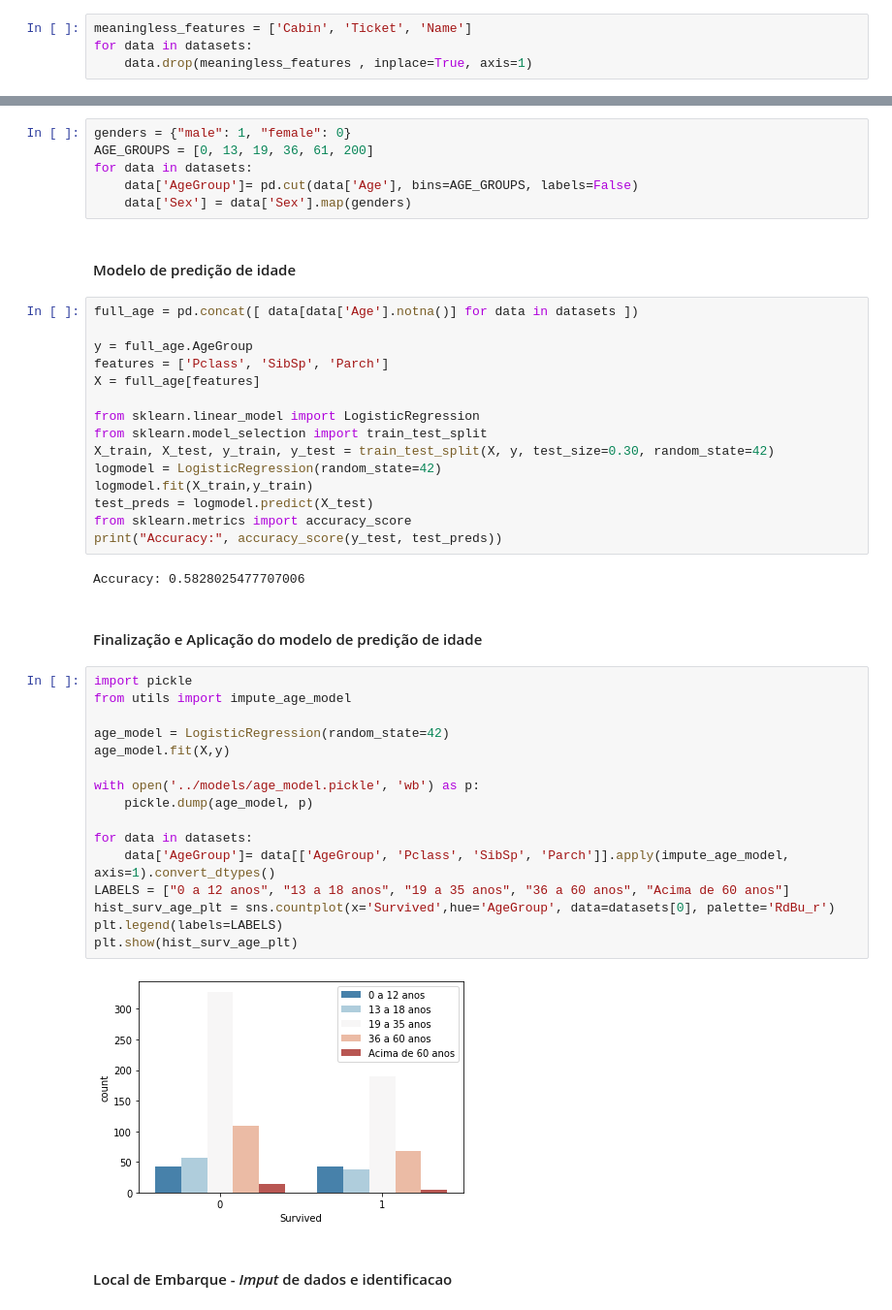
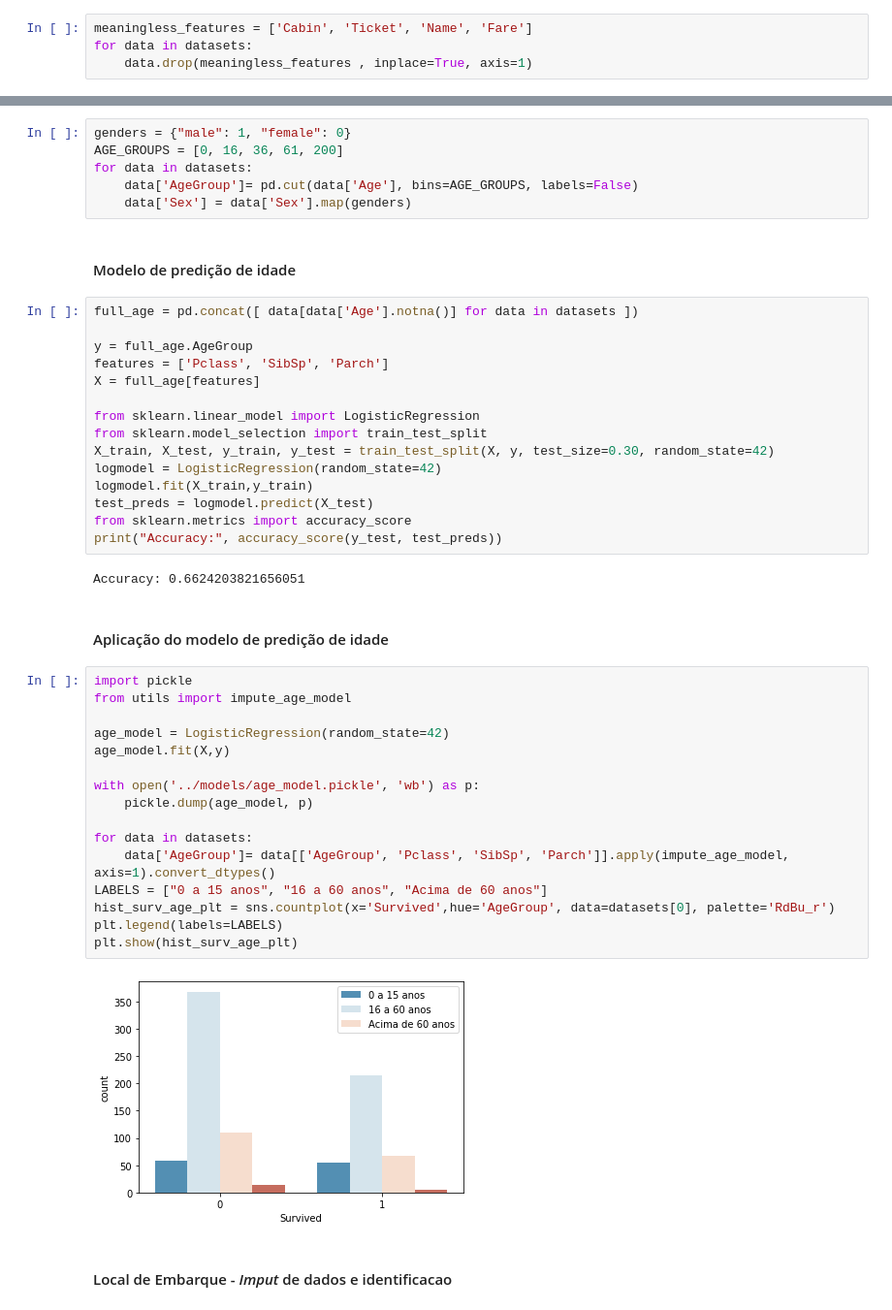
Before and after one commit to danilovomlel/data-science-and-machine-learning-experiments, a Jupyter notebook: Titanic/scripts/data_processing.ipynb, the cells around one changed output, grey strips where cells are left out. Shown: that part at 97% size. Cells and saved outputs as stored; diff of their text form.

Commit message:
Ajuste no modelo de idade e exclusão da categorização de classe por taxa paga

```diff
--- a/Titanic/scripts/data_processing.ipynb
+++ b/Titanic/scripts/data_processing.ipynb
@@ -19,14 +19,14 @@ datasets = [pd.read_csv(path) for path in datapaths]
 # %% [markdown]
 #### Exclusão de dados não importantes
 # %%
-meaningless_features = ['Cabin', 'Ticket', 'Name']
+meaningless_features = ['Cabin', 'Ticket', 'Name', 'Fare']
 for data in datasets:
     data.drop(meaningless_features , inplace=True, axis=1)
 # %% [markdown]
 #### Categorias Gênero e Idade
 # %%
 genders = {"male": 1, "female": 0}
-AGE_GROUPS = [0, 13, 19, 36, 61, 200]
+AGE_GROUPS = [0, 16, 36, 61, 200]
 for data in datasets:
     data['AgeGroup']= pd.cut(data['Age'], bins=AGE_GROUPS, labels=False)
     data['Sex'] = data['Sex'].map(genders)
@@ -48,27 +48,27 @@ test_preds = logmodel.predict(X_test)
 from sklearn.metrics import accuracy_score
 print("Accuracy:", accuracy_score(y_test, test_preds))
 # %% [output]
-Accuracy: 0.5828025477707006
+Accuracy: 0.6624203821656051
 # %% [markdown]
-#### Finalização e Aplicação do modelo de predição de idade
+#### Aplicação do modelo de predição de idade
 # %%
 import pickle
 from utils import impute_age_model
 
 age_model = LogisticRegression(random_state=42)
 age_model.fit(X,y)
 
 with open('../models/age_model.pickle', 'wb') as p:
     pickle.dump(age_model, p)
 
 for data in datasets:
     data['AgeGroup']= data[['AgeGroup', 'Pclass', 'SibSp', 'Parch']].apply(impute_age_model, axis=1).convert_dtypes()
-LABELS = ["0 a 12 anos", "13 a 18 anos", "19 a 35 anos", "36 a 60 anos", "Acima de 60 anos"]
+LABELS = ["0 a 15 anos", "16 a 60 anos", "Acima de 60 anos"]
 hist_surv_age_plt = sns.countplot(x='Survived',hue='AgeGroup', data=datasets[0], palette='RdBu_r')
 plt.legend(labels=LABELS)
 plt.show(hist_surv_age_plt)
 # %% [output]
-[figure, old version]
+[figure, new version]
 # %% [markdown]
 #### Local de Embarque - *Imput* de dados e identificacao
 # %%
```
Also changed, not shown: parts of 4 cells of this notebook, 1 other file.
